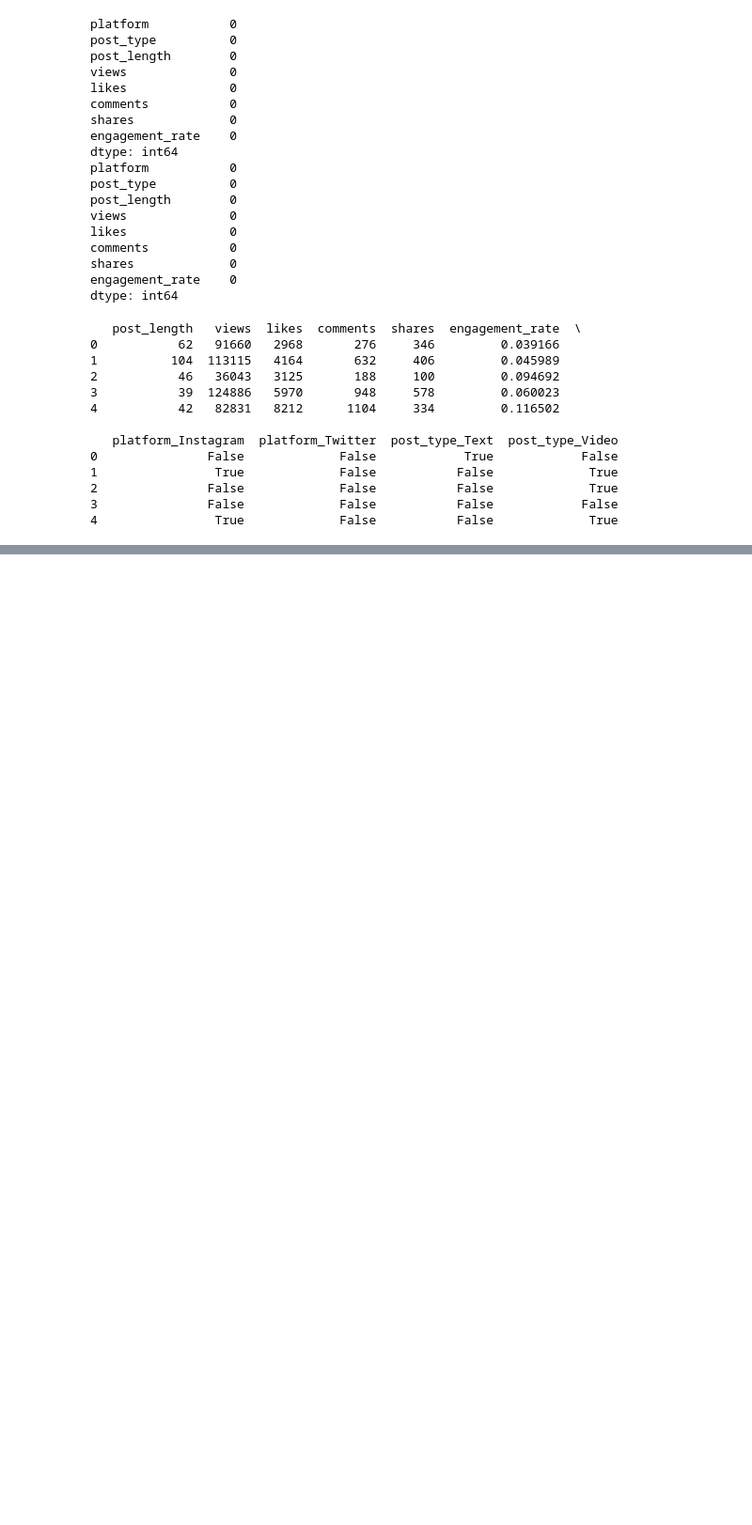
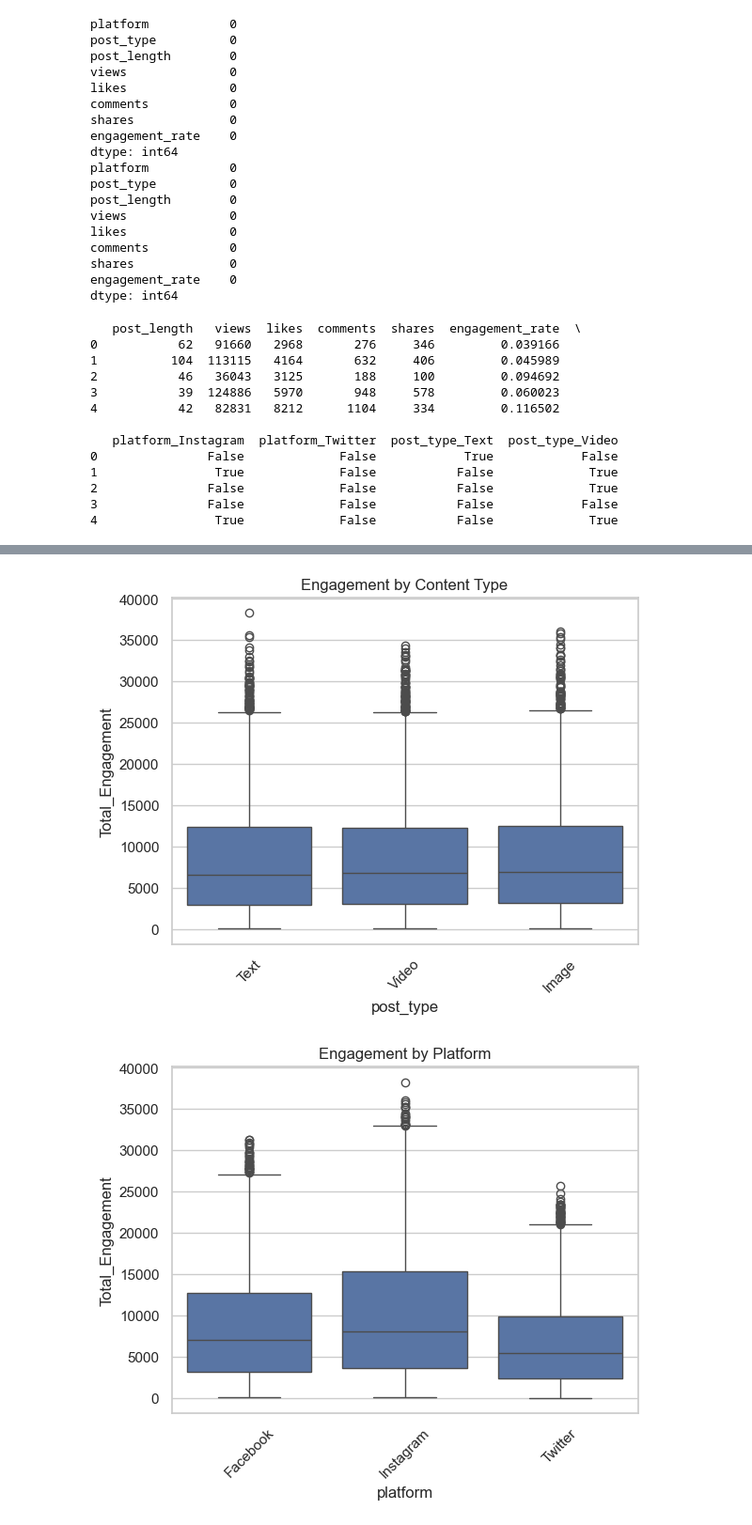
Before and after one commit to TharushiMaduhansi/21020592_Assignment_SocialMediaAnalytics, a Jupyter notebook: analysis.ipynb, the cells around one changed output, grey strips where cells are left out. Shown at 94% size. Cells and saved outputs as stored; diff of their text form; code cells hidden in the pictures; blank space fills up the shorter version.

Commit message:
exploratory data analysis

```diff
--- a/analysis.ipynb
+++ b/analysis.ipynb
@@ -85,0 +104,17 @@ print(df_encoded.head())
+# %%
+#user engagement by content type
+plt.figure()
+sns.boxplot(x='post_type', y='Total_Engagement', data=df)
+plt.title("Engagement by Content Type")
+plt.xticks(rotation=45)
+plt.show()
+
+#user engagement by platform
+plt.figure()
+sns.boxplot(x='platform', y='Total_Engagement', data=df)
+plt.title("Engagement by Platform")
+plt.xticks(rotation=45)
+plt.show()
+# %% [output]
+[figure, added]
+[figure, added]
```
Also changed, not shown: parts of 7 cells of this notebook.
